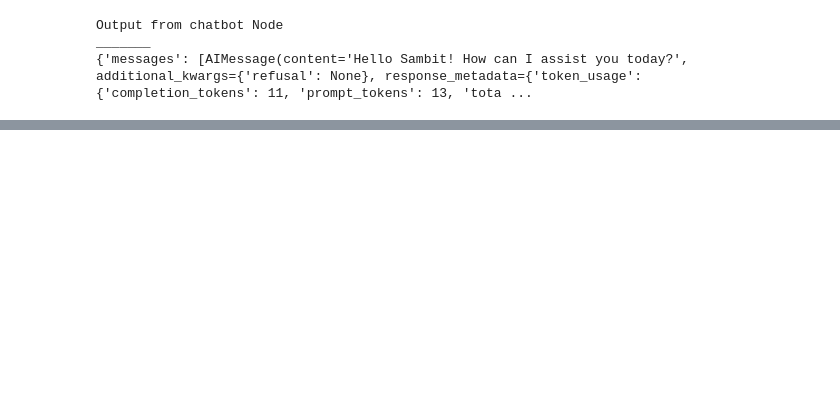
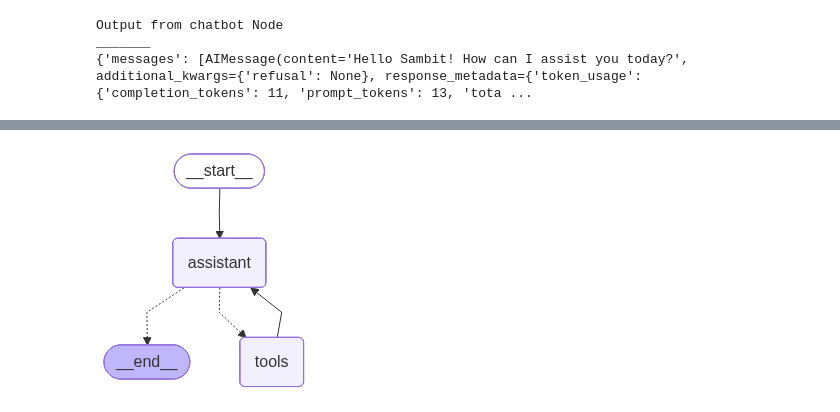
Before and after one commit to sbehu/langgraph_agents_getting_started, a Jupyter notebook: langgraph-agents/langgraph_agents.ipynb, the cells around one changed output, grey strips where cells are left out. Saved outputs shown, nothing was run; the diff lists cells and outputs as text; code cells hidden in the pictures; blank space fills up the shorter version.

```diff
--- a/langgraph-agents/langgraph_agents.ipynb
+++ b/langgraph-agents/langgraph_agents.ipynb
@@ -86,0 +323,6 @@ def search(query:str):
+# %%
+react_app=builder.compile()
+# %%
+display(Image(react_app.get_graph().draw_mermaid_png()))
+# %% [output]
+[figure, added]
```
Also changed, not shown: parts of 85 cells of this notebook, 1 other file.
